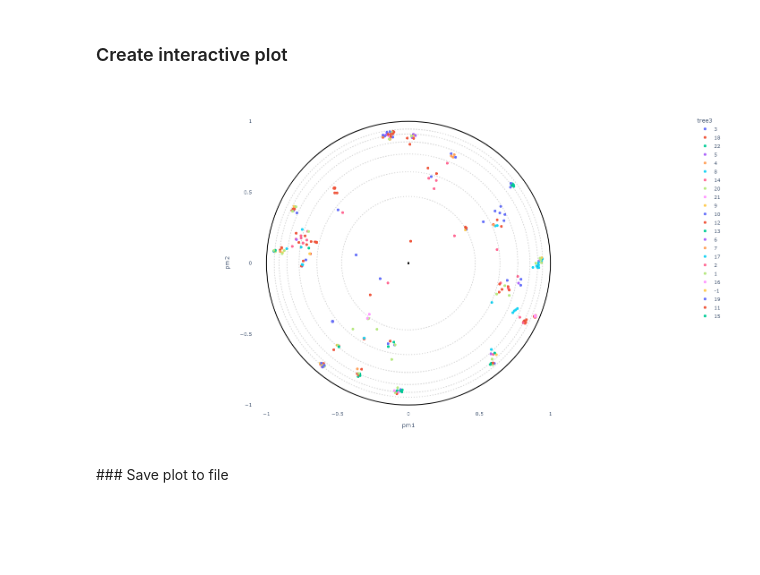
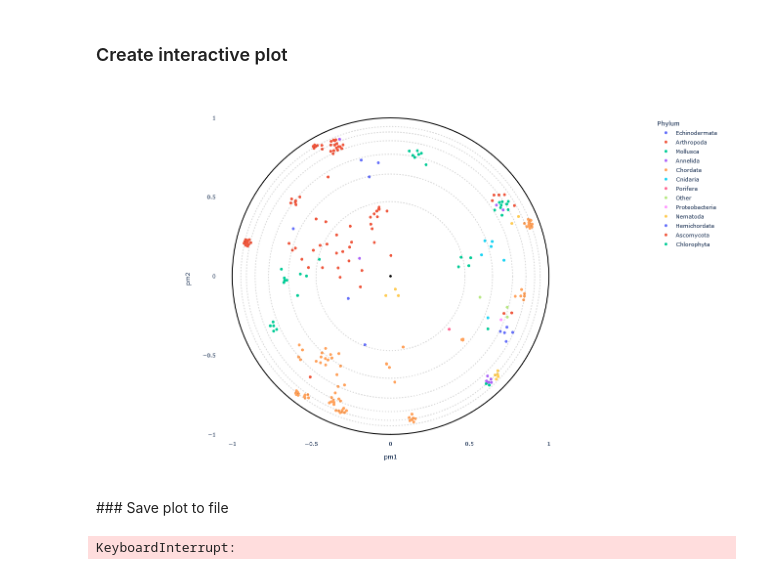
Before and after one commit to CNOV0/PoincareMSA_distance_matrix, a Jupyter notebook: PoincareMSA.ipynb, the cells around one changed output. Cells and saved outputs as stored; diff of their text form; code cells hidden in the pictures; blank space fills up the shorter version.

```diff
--- a/PoincareMSA.ipynb
+++ b/PoincareMSA.ipynb
@@ -240,31 +255,17 @@ bash_pm = "python3 "+ "scripts/build_poincare_map/main.py --input_path " + out_n
 # %% [markdown]
 ### Prepare data for visualization
 # %%
-# 1. Data preparation
-# Data preparation consists in `.mfasta` cleaning according to a gap threshold and translation of each sequence to the PSSM profile.
-print("1. Data preparation")
-prep_parameters = "scripts/prepare_data" + " " + mfasta + " " + out_name + " " + out_name + " " + str(gapth)
-bash_projection = "bash scripts/prepare_data/create_projection.sh " + prep_parameters
-!{bash_projection}
-
-print("\n2. Data projection using Poincaré disk")
-# 2. Data projection using Poincaré disk
-#This step creates a projection of encoded sequences to a Poincaré disk.
-bash_pm = "python3 "+ "scripts/build_poincare_map/main.py --input_path " + out_name + "/fasta" + str(gapth) + " --output_path " + out_name + "/projections/ --gamma "+ str(gamma) +" --pca "+ str(cospca) + " --epochs "+ str(epochs) +" --seed "+ str(seed) + " --knn " + str(knn) + " --mode " + mode + " --distfile " + distfile
-!{bash_pm}
-
-print("\n3. Format data for visualization")
-# 3. Format data for visualization
+# Prepare data for visualization
 #Check that an annotation file was provided. Create a dummy one instead
-if not path_annotation:
+if not path_annotation_csv:
     df_annotation = pd.DataFrame(list(zip(list(range(1,nb_seq+1)), np.full(nb_seq, "-", dtype=object))), columns=["id", "default"])
     df_annotation.to_csv("dummy_annotation.csv", index=False)
-    path_annotation = "dummy_annotation.csv"
+    path_annotation_csv = "dummy_annotation.csv"
     annotation_names = ["proteins_id"]
 
 path_embedding = f"{out_name}/projections/PM{knn:1.0f}sigma={sigma:2.2f}gamma={gamma:2.2f}cosinepca={cospca:1.0f}_seed{seed:1.0f}.csv"
-df_embedding = read_embeddings(path_embedding, path_annotation, withroot=False)
-print("done")
+df_embedding = read_embeddings(path_embedding, path_annotation_csv, withroot=False)
+
 # save original coordinate before any rotation
 df_embedding["pm1_com"] = df_embedding["pm1"]
 df_embedding["pm2_com"] = df_embedding["pm2"]
@@ -297,8 +282,8 @@ done
 title = ""
 #----------------------------------------------------------
 # Select the coloring from annotation .csv file:
-labels_name = "tree3"
-# Select classes to label among the "labels_name" or "second_labels_name" column (list of labels):
+labels_name = "Phylum"
+# Select classes to label among the "labels_name" or "second_labels_name" column (comma separated list):
 second_labels_name = ""
 labels_text = []
 show_text = True
@@ -331,39 +316,39 @@ if not use_custom_palette:
 tmp_id_for_rotation = -1
 if use_selected_center and id_for_rotation is not None:
     if id_for_rotation != tmp_id_for_rotation:
         tmp_id_for_rotation = id_for_rotation
 
         poincare_coord = df_embedding[["pm1","pm2"]].sort_values(by=["proteins_id"])
         poincare_coord = poincare_coord.values[:,:2]
         model = PoincareMaps(poincare_coord)
         model.get_distances()
 
         model.iroot = id_for_rotation - 1  #Zero indexing
         model.rotate()
 
         df_embedding["pm1"] = model.coordinates_rotated[:,0]
         df_embedding["pm2"] = model.coordinates_rotated[:,1]
 else:
     df_embedding["pm1"] = df_embedding["pm1_com"]
     df_embedding["pm2"] = df_embedding["pm2_com"]
 
 #Plot graph
 fig = plot_embedding_interactive(df_embedding,
                                  labels_name = labels_name,
                                  second_labels_name = second_labels_name,
                                  show_text = show_text,
                                  labels_text = labels_text,
                                  color_palette = color_palette,
                                  title = title,
                                  fontsize = 11)
 fig.show()
 # %% [output]
-[figure, old version]
+[figure, new version]
 # %% [markdown]
 ### Save plot to file
 # %%
 # OPTIONS =================================================
-output_name = "fig1_cosine"
+output_name = "fig1"
 output_format = "png" #Format availables: ["png", "html", "pdf", "svg"]
 #==========================================================
 
@@ -372,3 +357,5 @@ if output_format != "html":
     fig.write_image(f"{output_name}.{output_format}", engine="kaleido")
 else:
     fig.write_html(f"{output_name}.{output_format}")
+# %% [output]
+KeyboardInterrupt:
```
Also changed, not shown: parts of 4 cells of this notebook.
